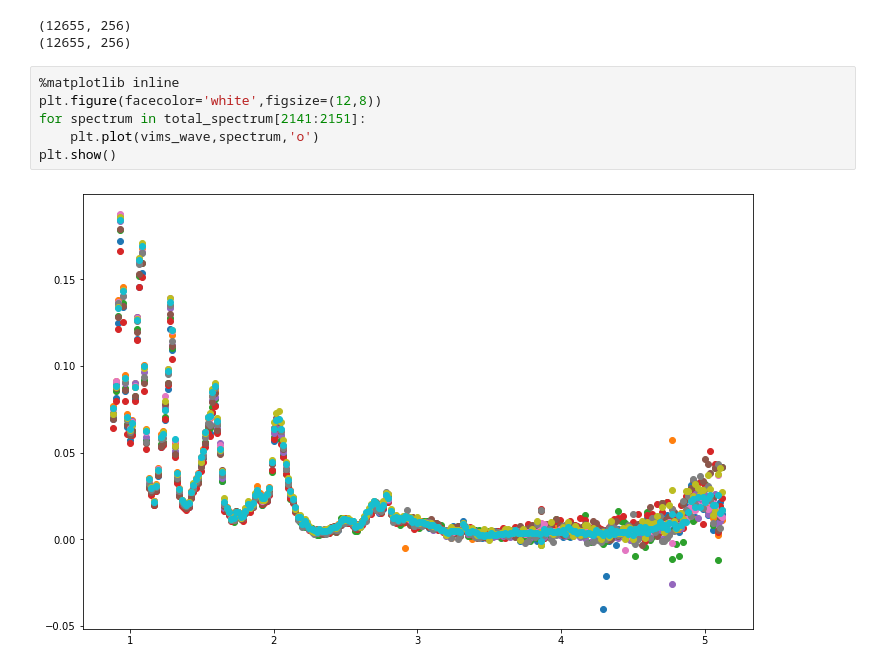
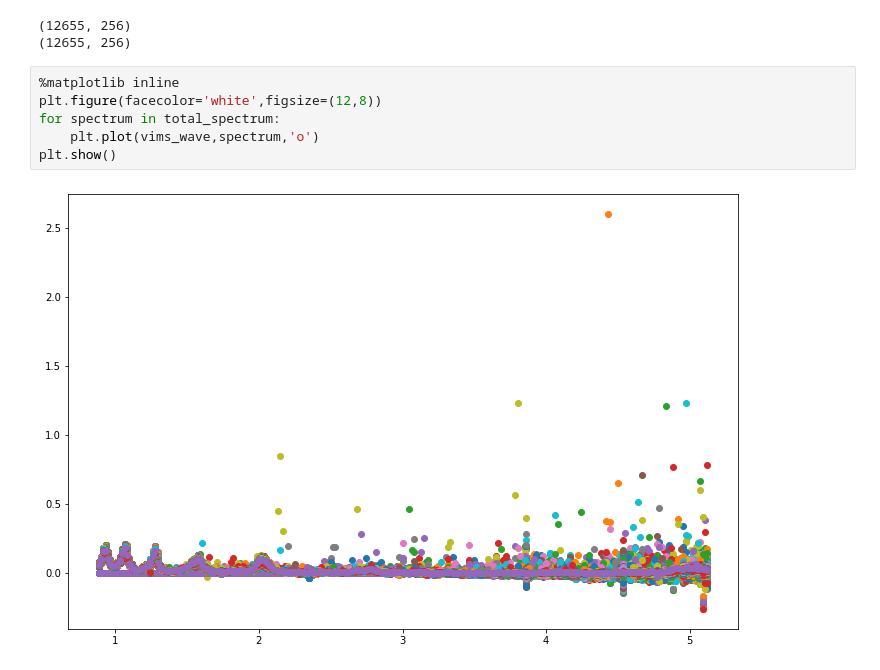
Before and after one commit to lucaslibshutz/spectralResearch, a Jupyter notebook: cleaning_3.ipynb, the cells around one changed output. Cells and saved outputs as stored; diff of their text form.

```diff
--- a/cleaning_3.ipynb
+++ b/cleaning_3.ipynb
@@ -102,8 +102,8 @@ print(np.shape(total_spectrum_2)) # Confirms that DeepCopy works correctly
 # %%
 %matplotlib inline
 plt.figure(facecolor='white',figsize=(12,8))
-for spectrum in total_spectrum[2141:2151]:
+for spectrum in total_spectrum:
     plt.plot(vims_wave,spectrum,'o')
 plt.show()
 # %% [output]
-[figure, old version]
+[figure, new version]
```
Also changed, not shown: parts of 7 cells of this notebook, 8 other files.
